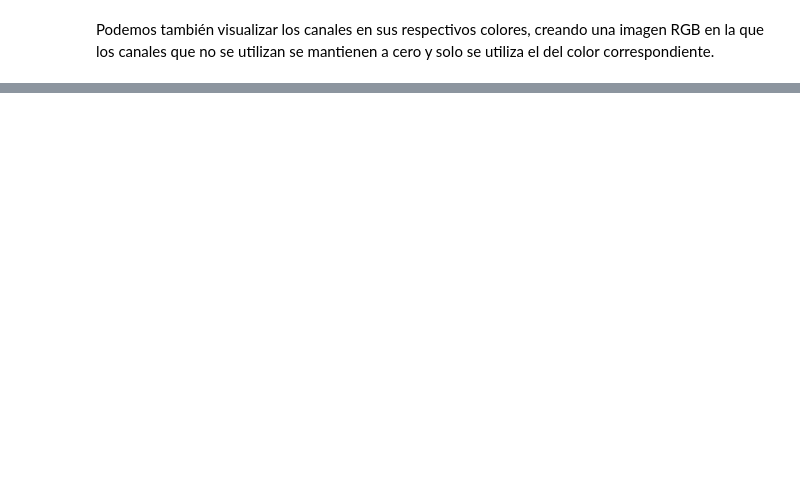
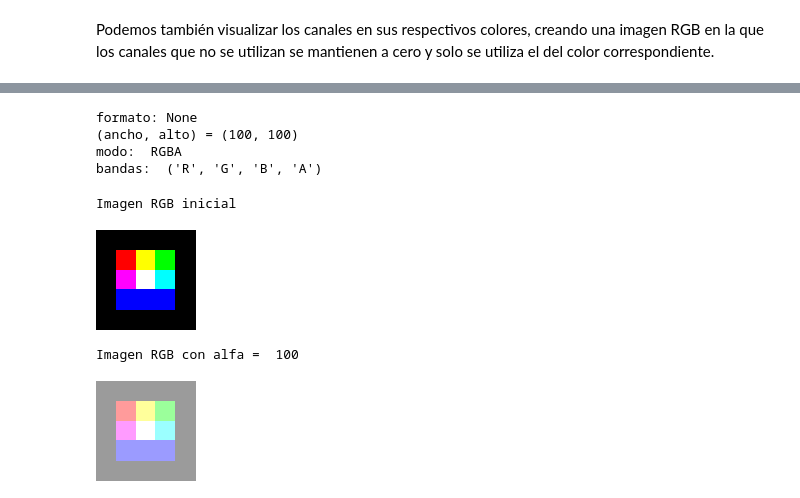
Before and after one commit to ULPGC-GTMA/ULPGC-TIV, a Jupyter notebook: Tema_1a.ipynb, the cells around one changed output, grey strips where cells are left out. Drawn from its saved outputs; the diff is of its cells as text; code cells hidden in the pictures; blank space fills up the shorter version.

Commit message:
Añadido canal alfa a Tema 1a

```diff
--- a/Tema_1a.ipynb
+++ b/Tema_1a.ipynb
@@ -334,0 +353,28 @@ modo:  RGB
+# %%
+# Creamos una nueva imagene RGB idéntica a la que teníamos
+# pero en su propio espacio de memoria
+img_RGBA = img_RGB.copy()
+
+# Añadimos canal alfa y le damos un valos uniforme
+alfa = 100 # valor entre 0 y 255
+img_RGBA.putalpha(alfa)
+
+print('formato:', img_RGBA.format)
+print('(ancho, alto) =', img_RGBA.size)
+print('modo: ', img_RGBA.mode)
+print('bandas: ', img_RGBA.getbands())
+# %% [output]
+formato: None
+(ancho, alto) = (100, 100)
+modo:  RGBA
+bandas:  ('R', 'G', 'B', 'A')
+# %%
+print('Imagen RGB inicial')
+display(img_RGB)
+print('Imagen RGB con alfa = ', alfa)
+display(img_RGBA)
+# %% [output]
+Imagen RGB inicial
+[figure, added]
+Imagen RGB con alfa =  100
+[figure, added]
```
Also changed, not shown: parts of 17 cells of this notebook.
